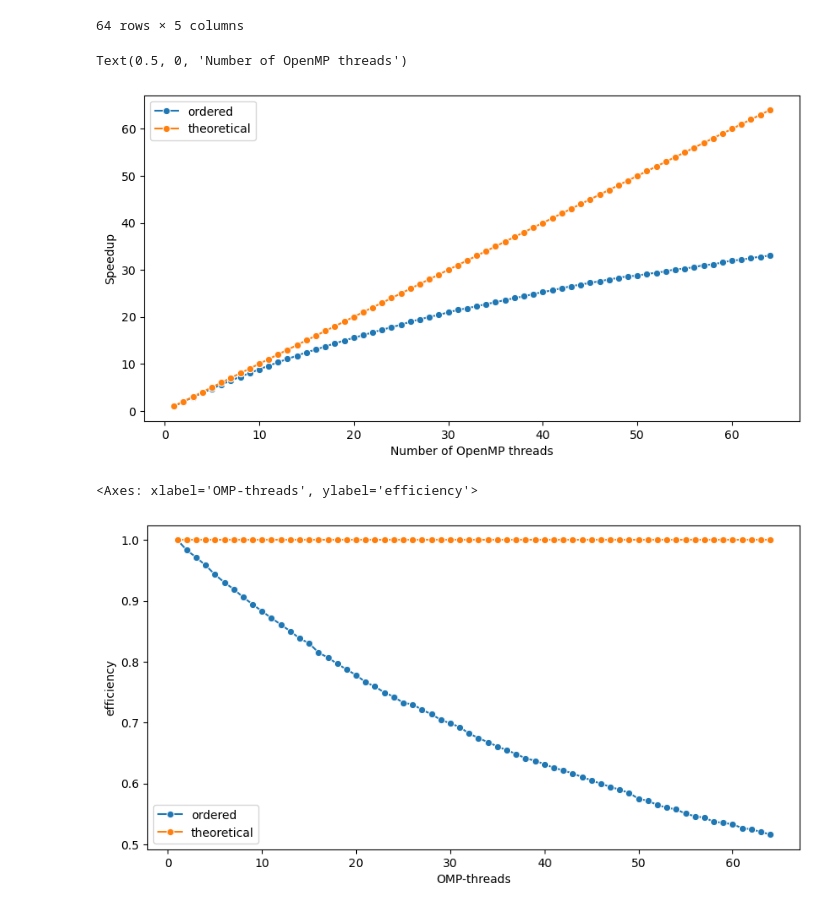
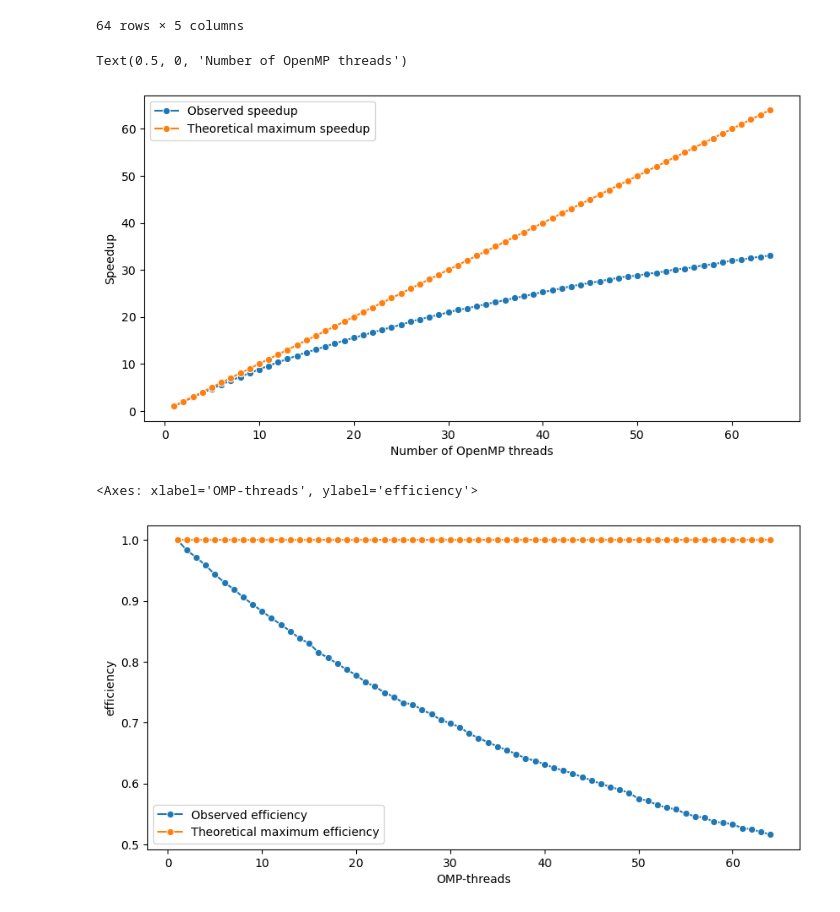
Before and after one commit to davidecapone/FHPC-Assignment, a Jupyter notebook: assignment_1/plots.ipynb, the cells around one changed output. Cells and saved outputs as stored; diff of their text form; code cells hidden in the pictures.

```diff
--- a/assignment_1/plots.ipynb
+++ b/assignment_1/plots.ipynb
@@ -46,29 +46,29 @@ omp_ordered
 # %%
 # plotting the speedup:
 plt.figure(figsize=(10, 5))
 
 sns.lineplot(
     x='OMP-threads',
     y='speedup',
     data=omp_ordered,
     marker='o',
-    label='ordered'
+    label='Observed speedup'
 )
 
 # theoretical speedup:
 sns.lineplot(
     x='OMP-threads',
     y='OMP-threads',
     data=omp_ordered,
     marker='o',
-    label='theoretical'
+    label='Theoretical maximum speedup'
 )
 
 plt.ylabel('Speedup')
 plt.xlabel('Number of OpenMP threads')
 # %% [output]
 Text(0.5, 0, 'Number of OpenMP threads')
-[figure, old version]
+[figure, new version]
 # %%
 # plotting the efficiency:
 plt.figure(figsize=(10, 5))
@@ -78,7 +78,7 @@ sns.lineplot(
     y='efficiency',
     data=omp_ordered,
     marker='o',
-    label='ordered'
+    label='Observed efficiency'
 )
 
 # theoretical efficiency:
@@ -88,8 +88,8 @@ sns.lineplot(
     y=1,
     data=omp_ordered,
     marker='o',
-    label='theoretical'
+    label='Theoretical maximum efficiency'
 )
 # %% [output]
 <Axes: xlabel='OMP-threads', ylabel='efficiency'>
-[figure, old version]
+[figure, new version]
```
Also changed, not shown: parts of 1 cell of this notebook.
